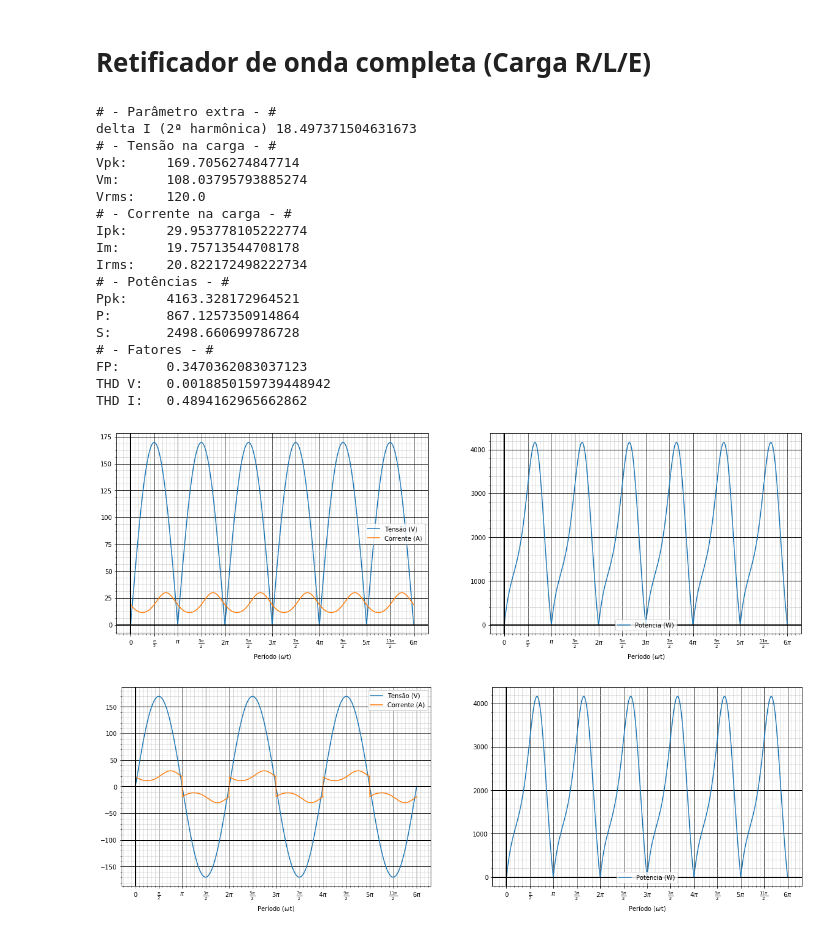
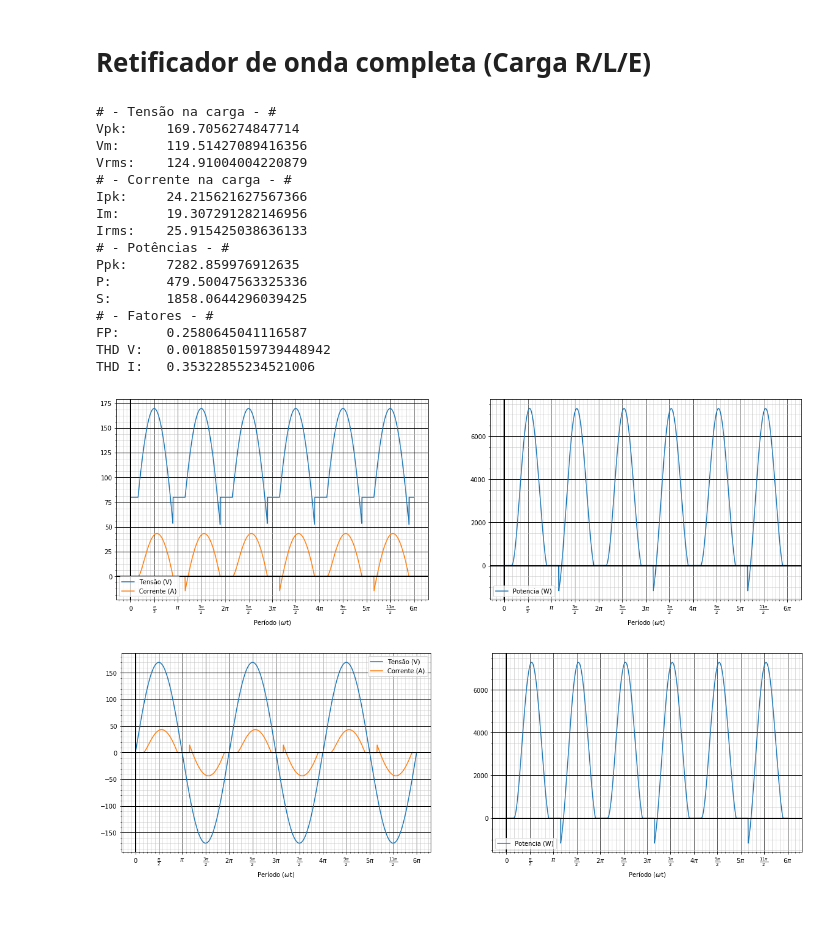
Before and after one commit to diesson/retificadores_python, a Jupyter notebook: 09 Retificador de onda completa (Carga RLE).ipynb, the cells around one changed output. Drawn from its saved outputs; the diff is of its cells as text; code cells hidden in the pictures.

```diff
--- a/09 Retificador de onda completa (Carga RLE).ipynb
+++ b/09 Retificador de onda completa (Carga RLE).ipynb
@@ -10,7 +10,7 @@ from funcoes import *
 V_pk = 120*sqrt(2)
 Freq = 60
 R = 2
-L = 0.01
+L = 0.001
 E = 80
 T = 2*pi
 a = 0
@@ -28,7 +28,7 @@ tal = L/R
 
 func_vout = f'{V_pk}*sin(x)*( heaviside(x - {a}, 0) - 2*heaviside(x - {b}, 0) + {eps} )'
 
-Iout_media = (Vout_media-E)/R
+Iout_media = (calculo_medio(func_vout)-E)/R
 Pdc = Iout_media*E
 
 # Calculo das harmonicas e termos da série de Fourier para cálculo da Irms
@@ -78,44 +78,42 @@ else:
     Iout_rms = calculo_rms(func_iout)
 
 Vout_media = calculo_medio(func_vout)
 Vout_rms = calculo_rms(func_vout)
 
 func_vin = f'{V_pk}*sin(x)'
 func_iin = func_iout + f'*( heaviside(x - {a}, 0) - 2*heaviside(x - {b}, 0) + {eps} )'
 func_p = '(' + func_vin + ')*(' + func_iin + ')'
 P_pk = calculo_pk(func_p)
 
 
 FP = P/S
 
 thdV = calculo_thd(func_vin, T)
 thdI = calculo_thd(func_iin, T)
 
 print("# - Tensão na carga - #"   , "\nVpk:\t"  , V_pk, "\nVm: \t"  , Vout_media, "\nVrms: \t", Vout_rms)
 print("# - Corrente na carga - #" , "\nIpk: \t" , I_pk, "\nIm: \t"  , Iout_media, "\nIrms: \t", Iout_rms)
 print("# - Potências - #"         , "\nPpk:\t"  , P_pk, "\nP: \t"   , P      , "\nS: \t"   , S)
 print("# - Fatores - #"           , "\nFP:\t"   , FP  , "\nTHD V:\t", thdV   , "\nTHD I:\t", thdI)
 
 plot_info(func_vout, func_iout, xlim=(0, T))
 plot_info(func_vin, func_iin, xlim=(0, T))
 # %% [output]
-# - Parâmetro extra - #
-delta I (2ª harmônica) 18.497371504631673
 # - Tensão na carga - #
 Vpk:     169.7056274847714
-Vm:      108.03795793885274
-Vrms:    120.0
+Vm:      119.51427089416356
+Vrms:    124.91004004220879
 # - Corrente na carga - #
-Ipk:     29.953778105222774
-Im:      19.75713544708178
-Irms:    20.822172498222734
+Ipk:     24.215621627567366
+Im:      19.307291282146956
+Irms:    25.915425038636133
 # - Potências - #
-Ppk:     4163.328172964521
-P:       867.1257350914864
-S:       2498.660699786728
+Ppk:     7282.859976912635
+P:       479.50047563325336
+S:       1858.0644296039425
 # - Fatores - #
-FP:      0.3470362083037123
+FP:      0.2580645041116587
 THD V:   0.0018850159739448942
-THD I:   0.4894162965662862
+THD I:   0.35322855234521006
-[figure, old version]
+[figure, new version]
-[figure, old version]
+[figure, new version]
```
